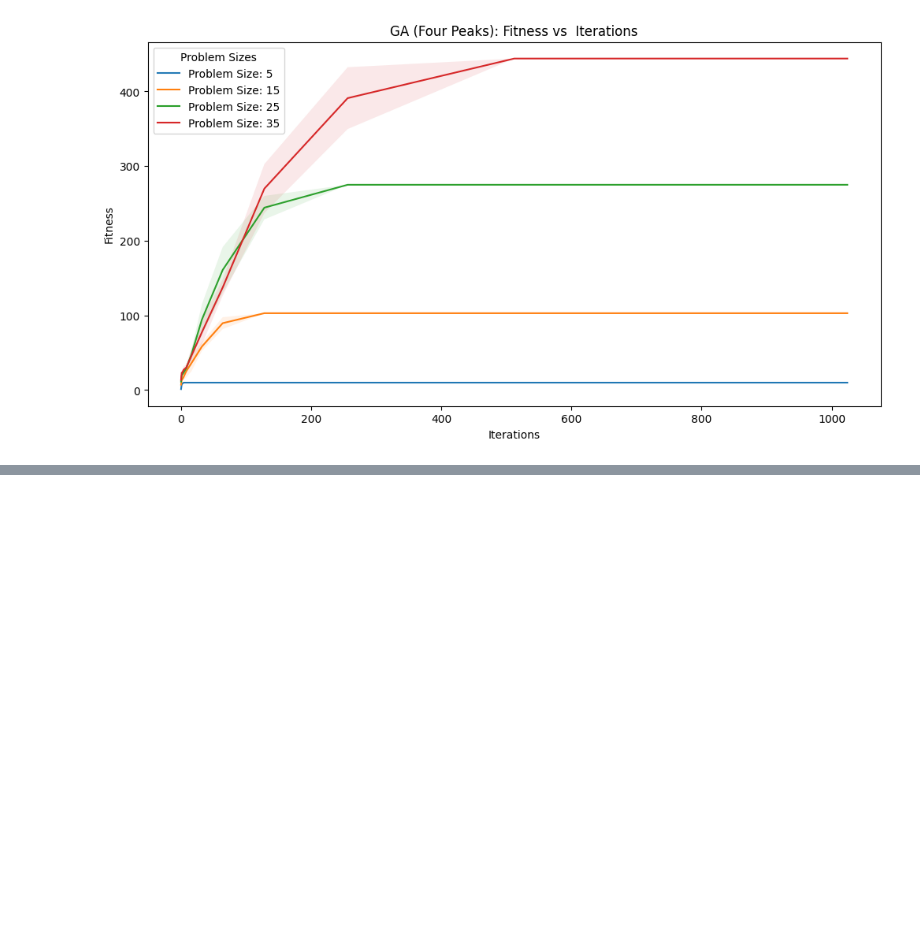
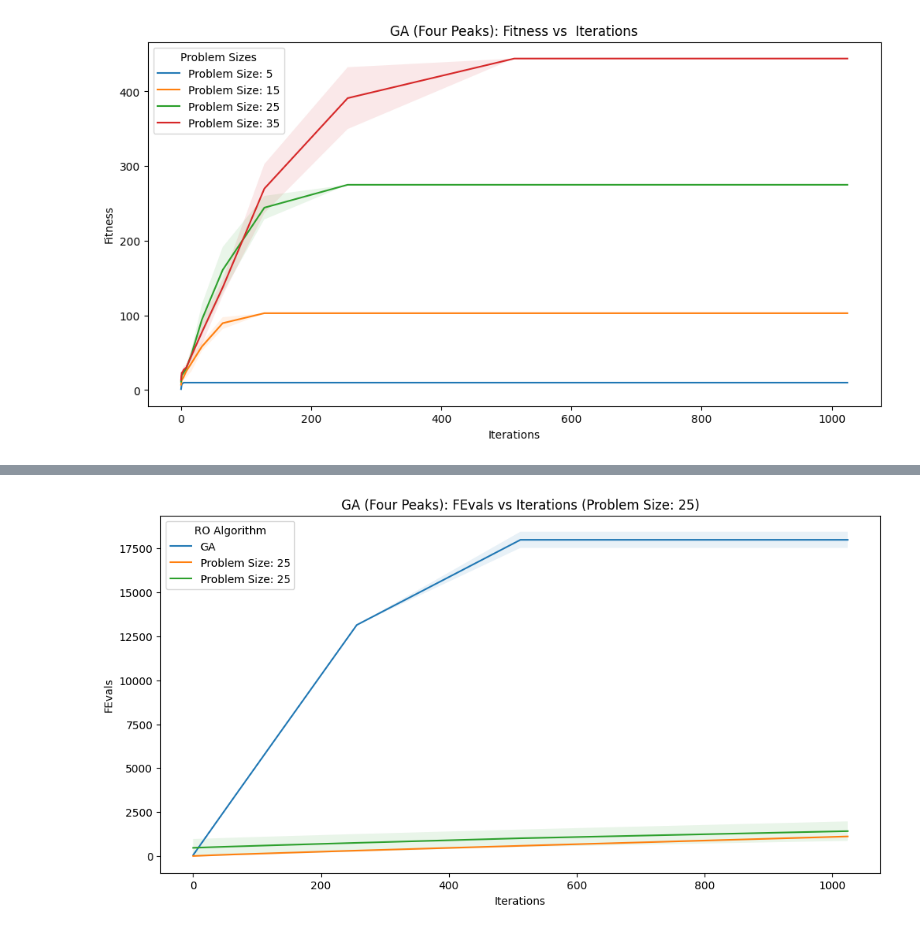
Before and after one commit to climberwb/ML, a Jupyter notebook: A2/A2P1Graphs._maxkcolor.ipynb, the cells around one changed output, grey strips where cells are left out. Drawn from its saved outputs; the diff is of its cells as text; code cells hidden in the pictures; blank space fills up the shorter version.

```diff
--- a/A2/A2P1Graphs._maxkcolor.ipynb
+++ b/A2/A2P1Graphs._maxkcolor.ipynb
@@ -107,8 +107,8 @@ max_avg_fitness_per_problem_size = merged_fitness.groupby('problem_size')['Avera
 max_fitness_merged = pd.merge(merged_fitness, max_avg_fitness_per_problem_size, on=['problem_size', 'Average_Fitness'])
 
 # For each problem_size, filter the row with the minimum Iteration
-min_iteration_for_max_fitness = max_fitness_merged.loc[max_fitness_merged.groupby('problem_size')['Iteration'].idxmin()]
-min_iteration_for_max_fitness
+min_iteration_for_max_fitness_rhc = max_fitness_merged.loc[max_fitness_merged.groupby('problem_size')['Iteration'].idxmin()]
+min_iteration_for_max_fitness_rhc
 # %% [output]
 |  | problem_size | Iteration | Average_Fitness | Std_Fitness |
 | 0 | 5 | 128 | 10.000000 | 0.000000 |
@@ -301,9 +301,9 @@ max_avg_fitness_per_problem_size = merged_fitness.groupby('problem_size')['Avera
 max_fitness_merged = pd.merge(merged_fitness, max_avg_fitness_per_problem_size, on=['problem_size', 'Average_Fitness'])
 
 # For each problem_size, filter the row with the minimum Iteration
-min_iteration_for_max_fitness = max_fitness_merged.loc[max_fitness_merged.groupby('problem_size')['Iteration'].idxmin()]
+min_iteration_for_max_fitness_sa = max_fitness_merged.loc[max_fitness_merged.groupby('problem_size')['Iteration'].idxmin()]
 print("best hyperparameters and avg fitness for each problem size")
-min_iteration_for_max_fitness
+min_iteration_for_max_fitness_sa
 # %% [output]
 best hyperparameters and avg fitness for each problem size
 |  | problem_size | Iteration | schedule_init_temp | schedule_type | Average_Fitness | Std_Fitness |
@@ -757,0 +758,82 @@ Wall-Clock time per problem size (For all seeds and best hyperparameters per pro
+# %%
+import matplotlib.pyplot as plt
+# implement Fevals vs Iterations for all 3 algorithms
+# Assuming sa_stats_all is your DataFrame with columns ["problem_size", "Iteration", "FEvals", "schedule_init_temp", "schedule_type"]
+
+# Plotting the FEvals vs Function Evaluations
+plt.figure(figsize=(12, 6))
+
+# Iterate through each unique problem size
+size = 25
+    # Filter the best hyperparameters for the given problem size
+best_hyper_params_ga = min_iteration_for_max_fitness_ga[min_iteration_for_max_fitness_ga["problem_size"] == size]
+
+
+# If there are no best hyperparameters for the current problem size, skip this iteration
+# if best_hyper_params.empty:
+#     continue
+
+# Further filter the main DataFrame for these best hyperparameters
+df = ga_stats_all[(ga_stats_all["problem_size"] == size) &
+                    (ga_stats_all["Population Size"] == best_hyper_params_ga["Population Size"].iloc[0]) &
+                    (ga_stats_all["Mutation Rate"] == best_hyper_params_ga["Mutation Rate"].iloc[0])]
+print(ga_stats_all)
+# Calculate the mean and standard deviation of FEvals for each iteration
+df_grouped = df.groupby("Iteration")["FEvals"].agg(["mean", "std"]).reset_index()
+
+
+
+# Plot the mean FEvals with error bands representing the standard deviation
+plt.plot(df_grouped["Iteration"], df_grouped["mean"], label=f"GA")
+plt.fill_between(df_grouped["Iteration"], df_grouped["mean"] - df_grouped["std"], df_grouped["mean"] + df_grouped["std"], alpha=0.1)
+
+# plot SA
+best_hyper_params = min_iteration_for_max_fitness_sa[min_iteration_for_max_fitness_sa["problem_size"] == size]
+
+# If there are no best hyperparameters for the current problem size, skip this iteration
+
+# Further filter the main DataFrame for these best hyperparameters
+df = sa_stats_all[(sa_stats_all["problem_size"] == size) &
+                    (sa_stats_all["schedule_init_temp"] == best_hyper_params["schedule_init_temp"].iloc[0]) &
+                    (sa_stats_all["schedule_type"] == best_hyper_params["schedule_type"].iloc[0])]
+
+# Calculate the mean and standard deviation of FEvals for each iteration
+df_grouped = df.groupby("Iteration")["FEvals"].agg(["mean", "std"]).reset_index()
+
+# If the DataFrame is empty after filtering, skip this iteration
+
+# Plot the mean FEvals with error bands representing the standard deviation
+plt.plot(df_grouped["Iteration"], df_grouped["mean"], label=f"Problem Size: {size}")
+plt.fill_between(df_grouped["Iteration"], df_grouped["mean"] - df_grouped["std"], df_grouped["mean"] + df_grouped["std"], alpha=0.1)
+
+# best_hyper_params_rhc = min_iteration_for_max_fitness_rhc[min_iteration_for_max_fitness_rhc["problem_size"] == size]
+# df = rhc_stats_all[(rhc_stats_all["problem_size"] == size) ]
+
+# plt.plot( df["Iteration"], df["FEvals"], label=f"RHC")
+# plt.fill_between(df["Iteration"], df["FEvals"] - df["FEvals"], df["FEvals"] + df["FEvals"], alpha=0.1)
+    # Filter the best hyperparameters for the given problem size
+best_hyper_params = min_iteration_for_max_fitness_rhc[min_iteration_for_max_fitness_rhc["problem_size"] == size]
+
+
+
+# Further filter the main DataFrame for these best hyperparameters
+df = rhc_stats_all[(rhc_stats_all["problem_size"] == size)
+                ]
+
+# Calculate the mean and standard deviation of FEvals for each iteration
+df_grouped = df.groupby("Iteration")["FEvals"].agg(["mean", "std"]).reset_index()
+
+
+
+# Plot the mean FEvals with error bands representing the standard deviation
+plt.plot(df_grouped["Iteration"], df_grouped["mean"], label=f"Problem Size: {size}")
+plt.fill_between(df_grouped["Iteration"], df_grouped["mean"] - df_grouped["std"], df_grouped["mean"] + df_grouped["std"], alpha=0.1)
+
+
+# Set the labels and title of the plot
+plt.xlabel('Iterations')
+plt.ylabel('FEvals')
+plt.title(f'GA (Four Peaks): FEvals vs Iterations (Problem Size: {size})')
+plt.legend(title='RO Algorithm')
+plt.show()
+# %% [output]
@@ -757,0 +857 @@ Wall-Clock time per problem size (For all seeds and best hyperparameters per pro
+[figure, added]
```
Also changed, not shown: parts of 21 cells of this notebook, 1 other file.
